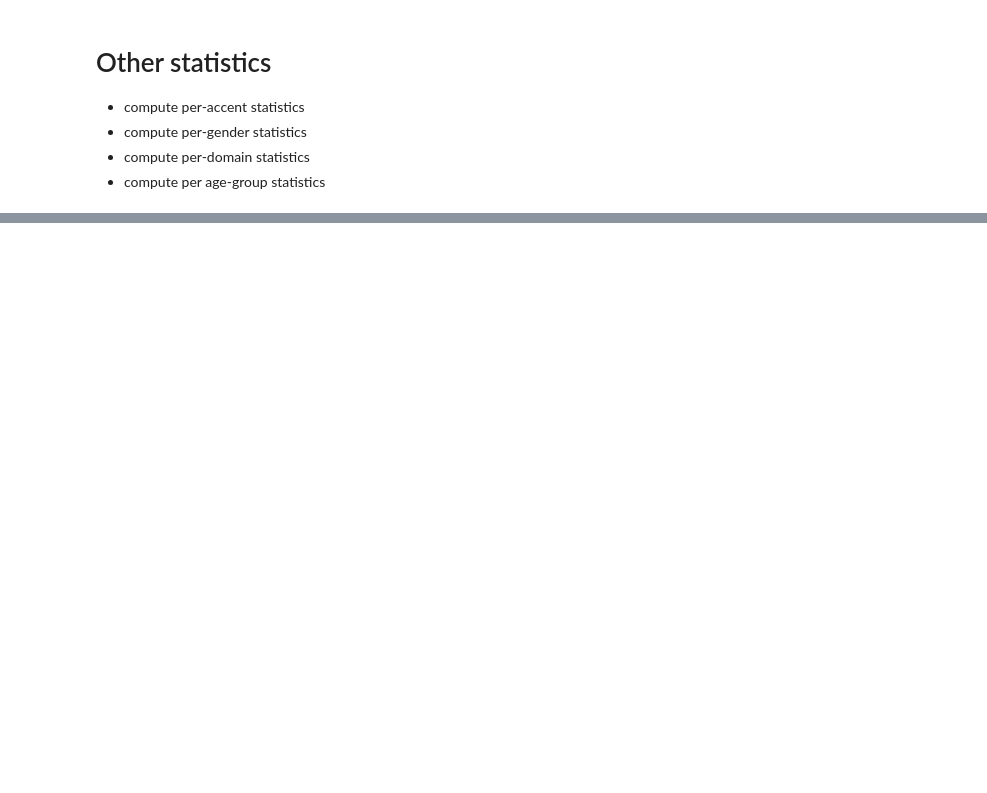
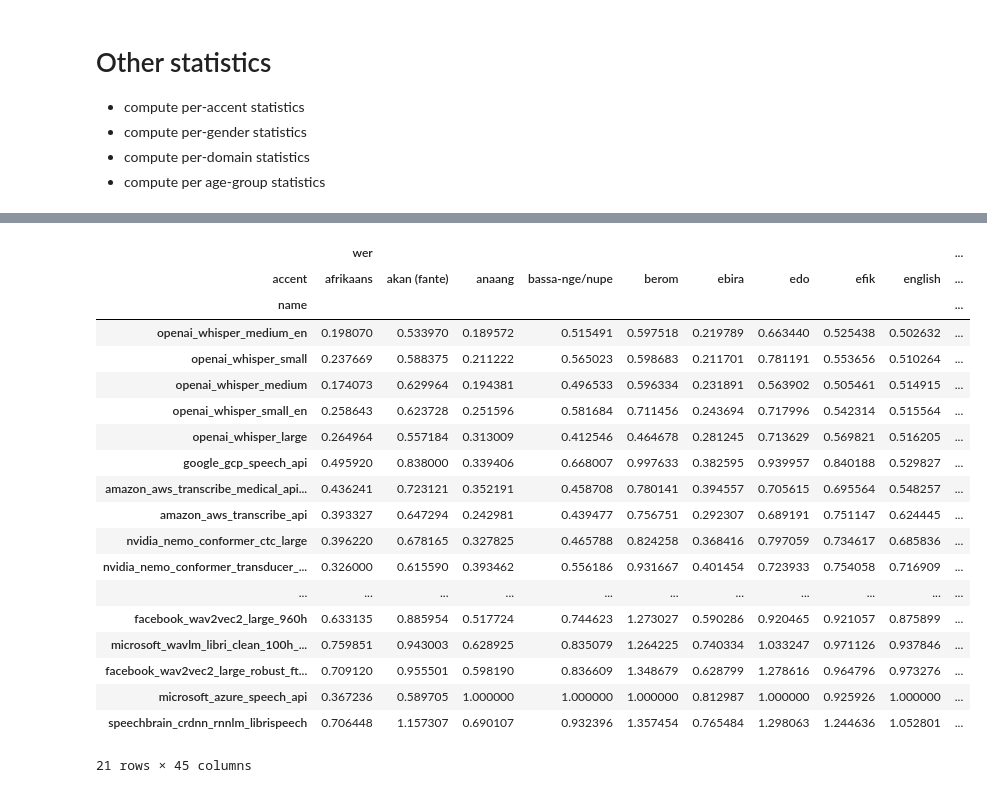
Before and after one commit to intron-innovation/AfriSpeech-200, a Jupyter notebook: notebooks/zero_shot_evaluation.ipynb, the cells around one changed output, grey strips where cells are left out. Drawn from its saved outputs; the diff is of its cells as text; code cells hidden in the pictures; blank space fills up the shorter version.

```diff
--- a/notebooks/zero_shot_evaluation.ipynb
+++ b/notebooks/zero_shot_evaluation.ipynb
@@ -881,0 +1101,24 @@ write_to_folder(model_id_or_path=model_id_or_path,
+# %%
+accent_df_clean = models_df_clean.groupby(["name", "accent"])["wer"].mean().reset_index().set_index("name").pivot(columns="accent").sort_values(("wer", "english"))
+accent_df_clean
+# %% [output]
+|  | wer |  |  |  |  |  |  |  |  | ... |
+| accent | afrikaans | akan (fante) | anaang | bassa-nge/nupe | berom | ebira | edo | efik | english | ... |
+| name |  |  |  |  |  |  |  |  |  | ... |
+| openai_whisper_medium_en | 0.198070 | 0.533970 | 0.189572 | 0.515491 | 0.597518 | 0.219789 | 0.663440 | 0.525438 | 0.502632 | ... |
+| openai_whisper_small | 0.237669 | 0.588375 | 0.211222 | 0.565023 | 0.598683 | 0.211701 | 0.781191 | 0.553656 | 0.510264 | ... |
+| openai_whisper_medium | 0.174073 | 0.629964 | 0.194381 | 0.496533 | 0.596334 | 0.231891 | 0.563902 | 0.505461 | 0.514915 | ... |
+| openai_whisper_small_en | 0.258643 | 0.623728 | 0.251596 | 0.581684 | 0.711456 | 0.243694 | 0.717996 | 0.542314 | 0.515564 | ... |
+| openai_whisper_large | 0.264964 | 0.557184 | 0.313009 | 0.412546 | 0.464678 | 0.281245 | 0.713629 | 0.569821 | 0.516205 | ... |
+| google_gcp_speech_api | 0.495920 | 0.838000 | 0.339406 | 0.668007 | 0.997633 | 0.382595 | 0.939957 | 0.840188 | 0.529827 | ... |
+| amazon_aws_transcribe_medical_api... | 0.436241 | 0.723121 | 0.352191 | 0.458708 | 0.780141 | 0.394557 | 0.705615 | 0.695564 | 0.548257 | ... |
+| amazon_aws_transcribe_api | 0.393327 | 0.647294 | 0.242981 | 0.439477 | 0.756751 | 0.292307 | 0.689191 | 0.751147 | 0.624445 | ... |
+| nvidia_nemo_conformer_ctc_large | 0.396220 | 0.678165 | 0.327825 | 0.465788 | 0.824258 | 0.368416 | 0.797059 | 0.734617 | 0.685836 | ... |
+| nvidia_nemo_conformer_transducer_... | 0.326000 | 0.615590 | 0.393462 | 0.556186 | 0.931667 | 0.401454 | 0.723933 | 0.754058 | 0.716909 | ... |
+| ... | ... | ... | ... | ... | ... | ... | ... | ... | ... | ... |
+| facebook_wav2vec2_large_960h | 0.633135 | 0.885954 | 0.517724 | 0.744623 | 1.273027 | 0.590286 | 0.920465 | 0.921057 | 0.875899 | ... |
+| microsoft_wavlm_libri_clean_100h_... | 0.759851 | 0.943003 | 0.628925 | 0.835079 | 1.264225 | 0.740334 | 1.033247 | 0.971126 | 0.937846 | ... |
+| facebook_wav2vec2_large_robust_ft... | 0.709120 | 0.955501 | 0.598190 | 0.836609 | 1.348679 | 0.628799 | 1.278616 | 0.964796 | 0.973276 | ... |
+| microsoft_azure_speech_api | 0.367236 | 0.589705 | 1.000000 | 1.000000 | 1.000000 | 0.812987 | 1.000000 | 0.925926 | 1.000000 | ... |
+| speechbrain_crdnn_rnnlm_librispeech | 0.706448 | 1.157307 | 0.690107 | 0.932396 | 1.357454 | 0.765484 | 1.298063 | 1.244636 | 1.052801 | ... |
+21 rows × 45 columns
```
Also changed, not shown: parts of 31 cells of this notebook, 2 other files.
